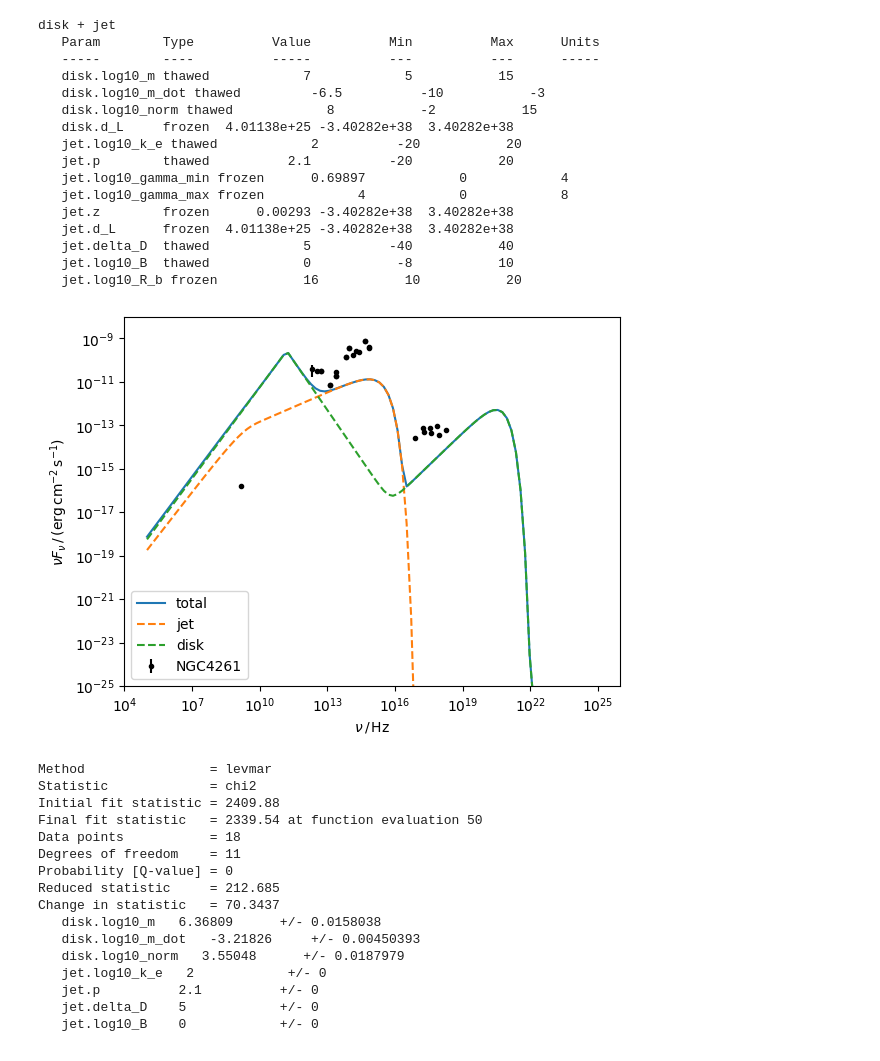
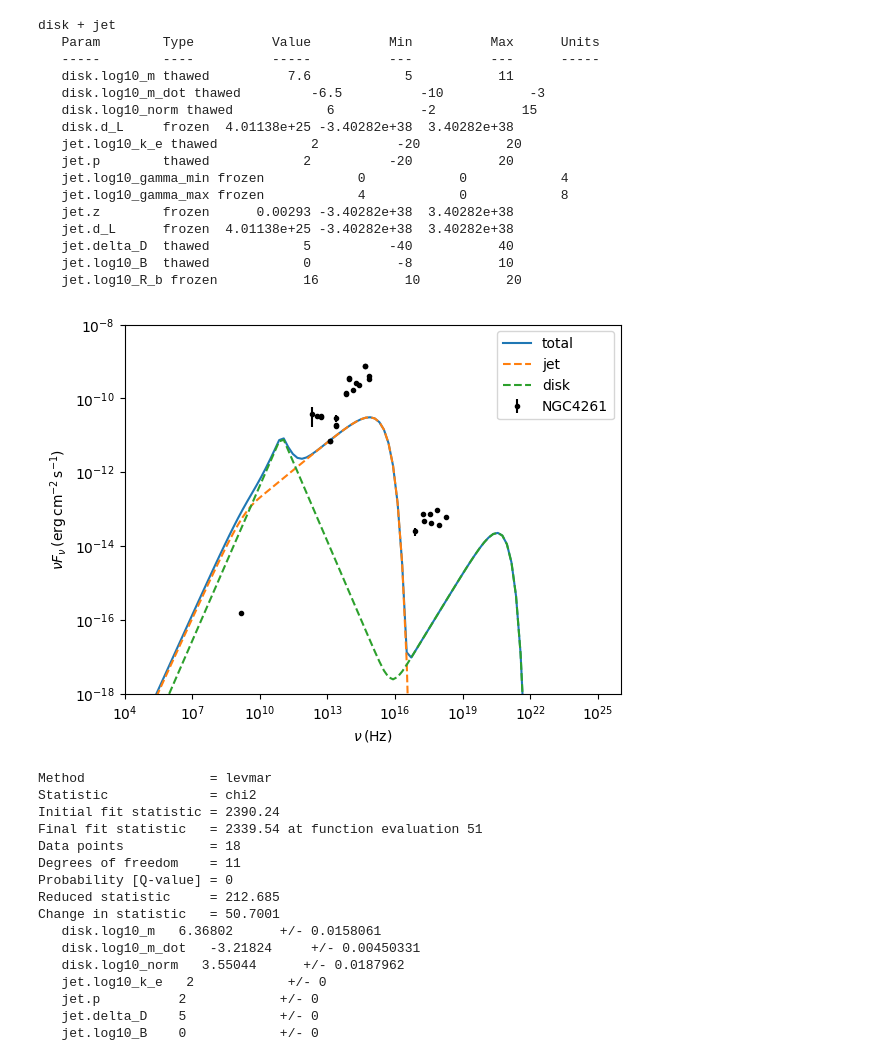
Before and after one commit to ArnauSanuy/Arnau, a Jupyter notebook: fit_disk_emission_NGC2787.ipynb, the cells around one changed output. Drawn from its saved outputs; the diff is of its cells as text; code cells hidden in the pictures.

```diff
--- a/fit_disk_emission_NGC2787.ipynb
+++ b/fit_disk_emission_NGC2787.ipynb
@@ -99,7 +99,7 @@ def nu_fnu_disk(nu, m, m_dot, d_L, norm=1):
 # sort of an initial guess
 m = 4.1e7
 m_dot = 4.26e-7
-norm = 1e8
+norm = 1e6
 z = 0.00293
 d_L = 13e6*3.08567758128e18*u.cm
 print(d_L)
@@ -140,9 +140,9 @@ plt.show()
 class ThermalDiskEmission(RegriddableModel1D):
     def __init__(self, name='disk emission'):
 
-        self.log10_m = Parameter(name, 'log10_m', 7, min=5, max=15)
+        self.log10_m = Parameter(name, 'log10_m', 7.6, min=5, max=11)
         self.log10_m_dot = Parameter(name, 'log10_m_dot', -6.5, min=-10, max=-3)
-        self.norm = Parameter(name, 'log10_norm', 8, min=-2, max=15)
+        self.norm = Parameter(name, 'log10_norm', 6, min=-2, max=15)
         self.d_L = Parameter(name, 'd_L', 4e25)
 
         return RegriddableModel1D.__init__(self, name, (self.log10_m, self.log10_m_dot, self.norm, self.d_L))
@@ -175,7 +175,7 @@ class NonThermalJetEmission(RegriddableModel1D):
         self.log10_gamma_min = Parameter(name, "log10_gamma_min", 1, min=0, max=4)
         self.log10_gamma_max = Parameter(name, "log10_gamma_max", 5, min=0, max=8)
         # source general parameters
-        self.z = Parameter(name, "z", 0.0029)
+        self.z = Parameter(name, "z", 0.00293)
         self.d_L = Parameter(name, "d_L", 4e25)
         # emission region parameters
         self.delta_D = Parameter(name, "delta_D", 10, min=-40, max=40)
@@ -246,7 +246,6 @@ jet = NonThermalJetEmission('jet')
 
 # thaw and freeze model parameters
 # - disk
-disk.log10_norm = 8
 disk.d_L = d_L
 disk.d_L.freeze()
 # - jet
@@ -255,7 +254,7 @@ jet.d_L.freeze()
 jet.z = z
 jet.z.freeze()
 
-jet.log10_gamma_min = np.log10(5)
+jet.log10_gamma_min = np.log10(1)
 jet.log10_gamma_min.freeze()
 jet.log10_gamma_max = 4
 jet.log10_gamma_max.freeze()
@@ -266,7 +265,7 @@ jet.delta_D = 5
 
 
 jet.log10_k_e = 2
-jet.p = 2.1
+jet.p = 2
 jet.log10_B = 0
 
 mdl = disk + jet
@@ -275,13 +274,13 @@ print(mdl)
 disk + jet
    Param        Type          Value          Min          Max      Units
    -----        ----          -----          ---          ---      -----
-   disk.log10_m thawed            7            5           15
+   disk.log10_m thawed          7.6            5           11
    disk.log10_m_dot thawed         -6.5          -10           -3
-   disk.log10_norm thawed            8           -2           15
+   disk.log10_norm thawed            6           -2           15
    disk.d_L     frozen  4.01138e+25 -3.40282e+38  3.40282e+38
    jet.log10_k_e thawed            2          -20           20
-   jet.p        thawed          2.1          -20           20
-   jet.log10_gamma_min frozen      0.69897            0            4
+   jet.p        thawed            2          -20           20
+   jet.log10_gamma_min frozen            0            0            4
    jet.log10_gamma_max frozen            4            0            8
    jet.z        frozen      0.00293 -3.40282e+38  3.40282e+38
    jet.d_L      frozen  4.01138e+25 -3.40282e+38  3.40282e+38
@@ -304,35 +303,35 @@ ax.plot(
     jet(nu),
     ls="--",
     label="jet",
 )
 ax.plot(
     nu,
     disk(nu),
     ls="--",
     label="disk",
 )
 ax.errorbar(
     x_new,
     y_new,
     yerr=yerr_new,
     ls="",
     marker=".",
     color="k",
     label="NGC4261"
 )
 ax.set_xscale("log")
 ax.set_yscale("log")
 ax.set_xlabel(sed_x_label)
 ax.set_ylabel(sed_y_label)
-ax.set_ylim([1e-25, 1e-8])
+ax.set_ylim([1e-18, 1e-8])
 #ax.plot(x_test, disk_y)
 #ax.plot(x_test, jet_y)
 #ax.fill_betweenx([1e-25, 1e-8], nu_min_fit, nu_max_fit, color="red", alpha=0.2)
 #ax.fill_betweenx([1e-25, 1e-8], nu_min_fit2, nu_max_fit2, color="red", alpha=0.2)
 ax.legend()
 plt.show()
 # %% [output]
-[figure, old version]
+[figure, new version]
 # %%
 data = Data1D('fit example', x_new, y_new, yerr_new)
 # ignore black body emission from the Galaxy
@@ -346,36 +342,21 @@ data.ignore(nu_min_fit, nu_max_fit)
 # %%
-"""
-class UnitlessWrapper(ArithmeticModel):
-    def __init__(self, model):
-        self.model = model
-        super().__init__(name=model.name)
-
-    def calc(self, pars, x, *args, **kwargs):
-        y = self.model(x)
-        if hasattr(y, 'value'):
-            return y.value.ravel()
-        return np.asarray(y).ravel()
-
-jet_clean = UnitlessWrapper(jet)
-mdl = disk + jet_clean
-"""
 f = Fit(data, mdl, stat=Chi2())
 res = f.fit()
 print(res.format())
 # %% [output]
 Method                = levmar
 Statistic             = chi2
-Initial fit statistic = 2409.88
-Final fit statistic   = 2339.54 at function evaluation 50
+Initial fit statistic = 2390.24
+Final fit statistic   = 2339.54 at function evaluation 51
 Data points           = 18
 Degrees of freedom    = 11
 Probability [Q-value] = 0
 Reduced statistic     = 212.685
-Change in statistic   = 70.3437
-   disk.log10_m   6.36809      +/- 0.0158038
-   disk.log10_m_dot   -3.21826     +/- 0.00450393
-   disk.log10_norm   3.55048      +/- 0.0187979
+Change in statistic   = 50.7001
+   disk.log10_m   6.36802      +/- 0.0158061
+   disk.log10_m_dot   -3.21824     +/- 0.00450331
+   disk.log10_norm   3.55044      +/- 0.0187962
    jet.log10_k_e   2            +/- 0
-   jet.p          2.1          +/- 0
+   jet.p          2            +/- 0
    jet.delta_D    5            +/- 0
    jet.log10_B    0            +/- 0
```
Also changed, not shown: parts of 7 cells of this notebook, 2 other files.
